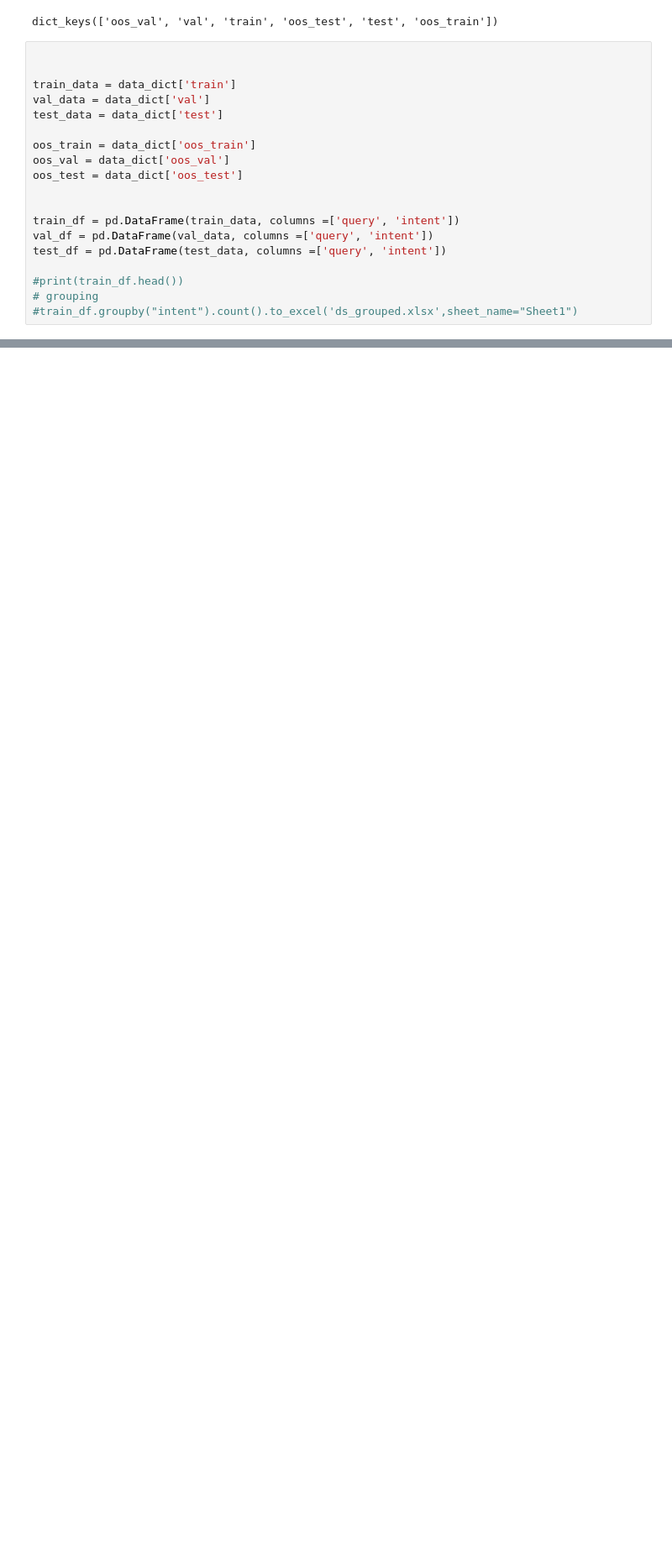
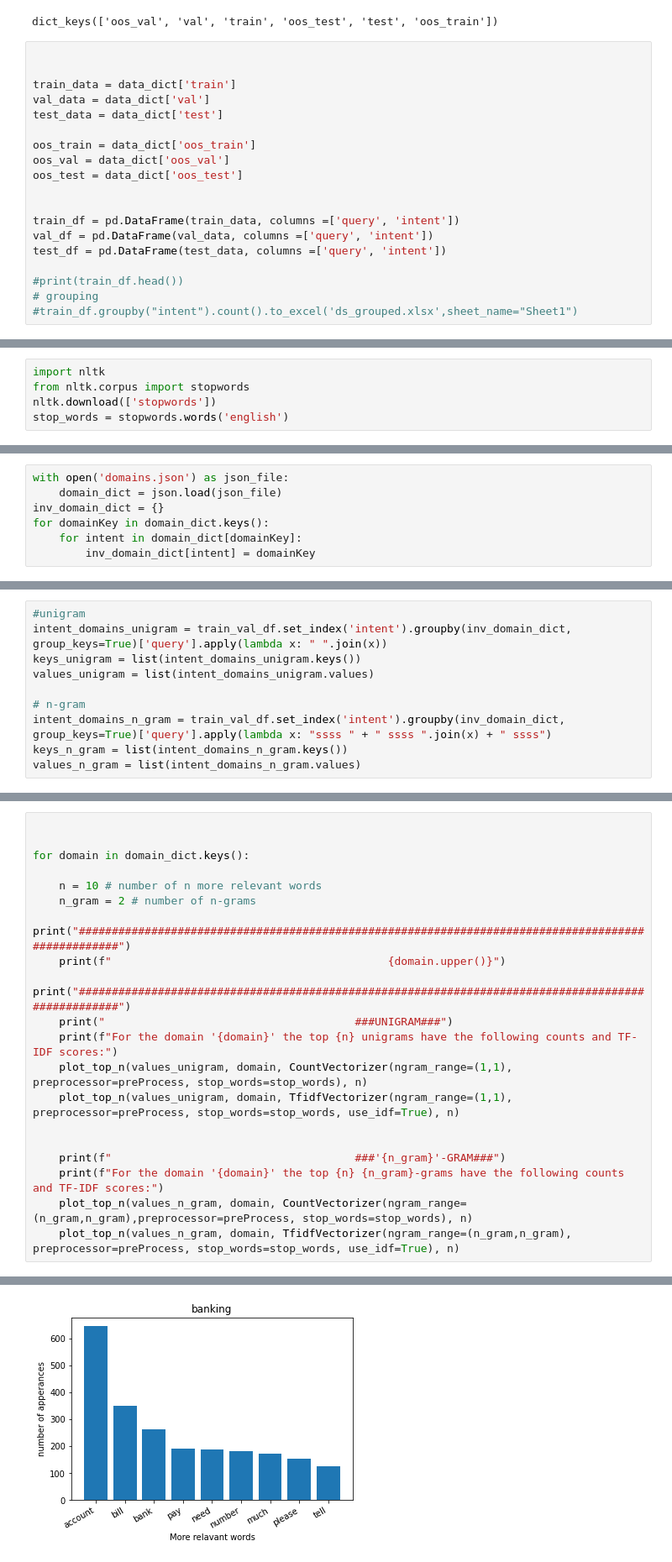
Before and after one commit to FilippoComastri/Intent-Class-and-OOS-Prediction, a Jupyter notebook: ds_exploration.ipynb, the cells around one changed output, grey strips where cells are left out. Shown at 84% size. Drawn from its saved outputs; the diff is of its cells as text; blank space fills up the shorter version.

```diff
--- a/ds_exploration.ipynb
+++ b/ds_exploration.ipynb
@@ -120,0 +148,5 @@ plot_top_n(values, idx, TfidfVectorizer(ngram_range=(n_gram,n_gram)), n)
+# %%
+import nltk
+from nltk.corpus import stopwords
+nltk.download(['stopwords'])
+stop_words = stopwords.words('english')
@@ -120,0 +161,7 @@ plot_top_n(values, idx, TfidfVectorizer(ngram_range=(n_gram,n_gram)), n)
+# %%
+with open('domains.json') as json_file:
+    domain_dict = json.load(json_file)
+inv_domain_dict = {}
+for domainKey in domain_dict.keys():
+    for intent in domain_dict[domainKey]:
+        inv_domain_dict[intent] = domainKey
@@ -120,0 +171,10 @@ plot_top_n(values, idx, TfidfVectorizer(ngram_range=(n_gram,n_gram)), n)
+# %%
+#unigram
+intent_domains_unigram = train_val_df.set_index('intent').groupby(inv_domain_dict, group_keys=True)['query'].apply(lambda x: " ".join(x))
+keys_unigram = list(intent_domains_unigram.keys())
+values_unigram = list(intent_domains_unigram.values)
+
+# n-gram
+intent_domains_n_gram = train_val_df.set_index('intent').groupby(inv_domain_dict, group_keys=True)['query'].apply(lambda x: "ssss " + " ssss ".join(x) + " ssss")
+keys_n_gram = list(intent_domains_n_gram.keys())
+values_n_gram = list(intent_domains_n_gram.values)
@@ -120,0 +183,21 @@ plot_top_n(values, idx, TfidfVectorizer(ngram_range=(n_gram,n_gram)), n)
+# %%
+
+
+for domain in domain_dict.keys():
+
+    n = 10 # number of n more relevant words
+    n_gram = 2 # number of n-grams
+    print("###################################################################################################")
+    print(f"                                          {domain.upper()}")
+    print("###################################################################################################")
+    print("                                      ###UNIGRAM###")
+    print(f"For the domain '{domain}' the top {n} unigrams have the following counts and TF-IDF scores:")
+    plot_top_n(values_unigram, domain, CountVectorizer(ngram_range=(1,1), preprocessor=preProcess, stop_words=stop_words), n)
+    plot_top_n(values_unigram, domain, TfidfVectorizer(ngram_range=(1,1), preprocessor=preProcess, stop_words=stop_words, use_idf=True), n)
+
+
+    print(f"                                     ###'{n_gram}'-GRAM###")
+    print(f"For the domain '{domain}' the top {n} {n_gram}-grams have the following counts and TF-IDF scores:")
+    plot_top_n(values_n_gram, domain, CountVectorizer(ngram_range=(n_gram,n_gram),preprocessor=preProcess, stop_words=stop_words), n)
+    plot_top_n(values_n_gram, domain, TfidfVectorizer(ngram_range=(n_gram,n_gram), preprocessor=preProcess, stop_words=stop_words, use_idf=True), n)
+# %% [output]
@@ -120,0 +209 @@ plot_top_n(values, idx, TfidfVectorizer(ngram_range=(n_gram,n_gram)), n)
+[figure, added]
```
Also changed, not shown: parts of 14 cells of this notebook.
